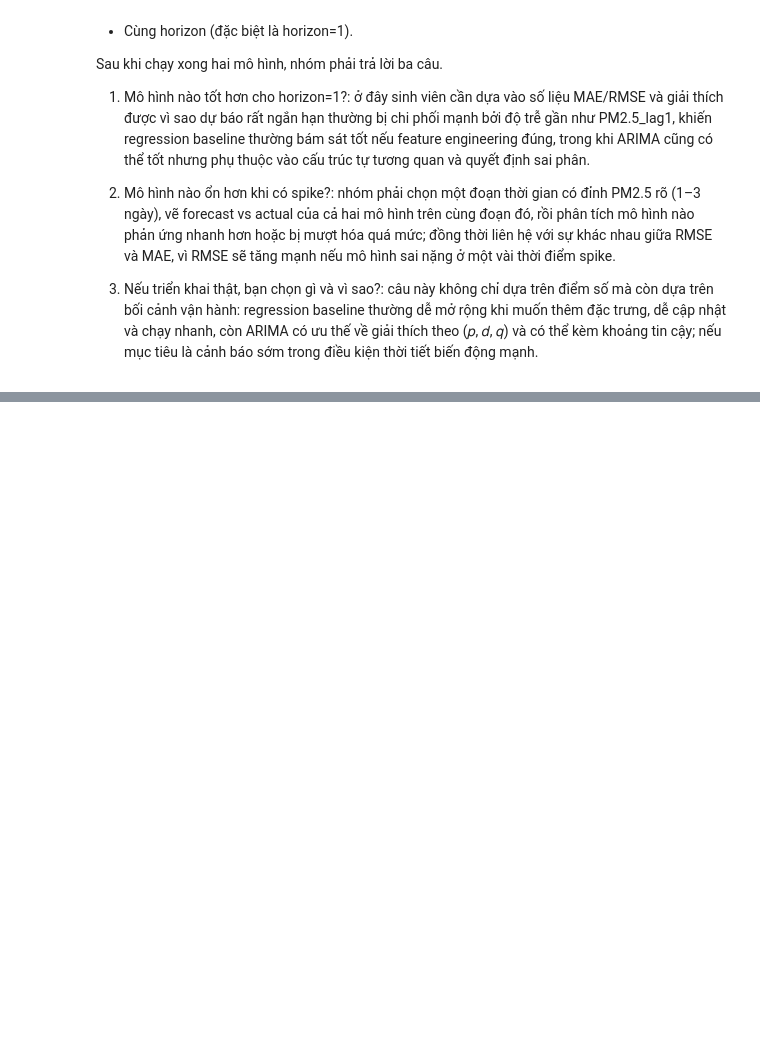
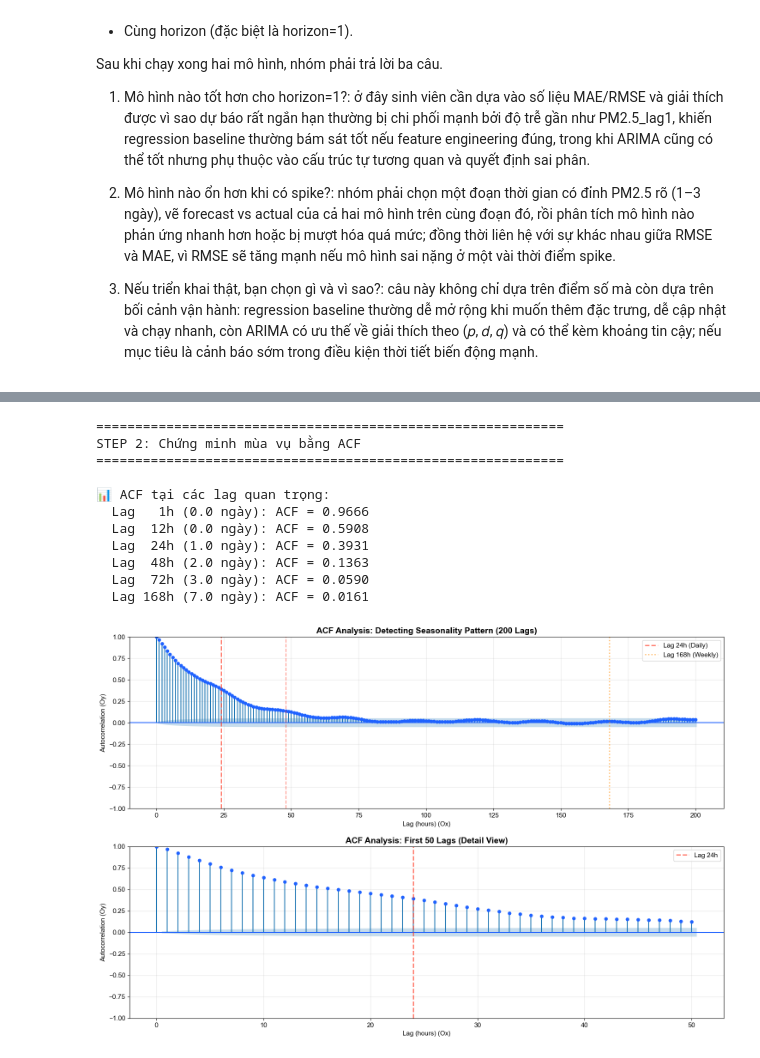
Before and after one commit to ThanhTung-KHMT-1701/AirQuality_TimeSeries, a Jupyter notebook: notebooks/Topic.ipynb, the cells around one changed output, grey strips where cells are left out. Cells and saved outputs as stored; diff of their text form; code cells hidden in the pictures; blank space fills up the shorter version.

```diff
--- a/notebooks/Topic.ipynb
+++ b/notebooks/Topic.ipynb
@@ -170,0 +396,78 @@ except Exception as e:
+# %%
+# ============================================================
+# STEP 2: CHỨNG MINH MÙA VỤ BẰNG ACF
+# ============================================================
+print("\n" + "="*60)
+print("STEP 2: Chứng minh mùa vụ bằng ACF")
+print("="*60)
+
+# Tính ACF với lag lớn để xem pattern mùa vụ
+acf_values = acf(df_station, nlags=200, fft=True)
+
+# Kiểm tra ACF tại các lag quan trọng
+print("\n📊 ACF tại các lag quan trọng:")
+important_lags = [1, 12, 24, 48, 72, 168, 336]
+for lag in important_lags:
+    if lag < len(acf_values):
+        print(f"  Lag {lag:3d}h ({lag//24:.1f} ngày): ACF = {acf_values[lag]:.4f}")
+
+# Vẽ ACF để chứng minh mùa vụ
+fig, axes = plt.subplots(2, 1, figsize=(15, 10))
+
+# ACF với 200 lags để thấy pattern mùa vụ ngày và tuần
+plot_acf(df_station, lags=200, ax=axes[0], color=COLOR_BLUE, alpha=0.05)
+axes[0].axvline(x=24, color=COLOR_RED, linestyle='--', linewidth=2, alpha=0.7, label='Lag 24h (Daily)')
+axes[0].axvline(x=48, color=COLOR_RED, linestyle='--', linewidth=1.5, alpha=0.5)
+axes[0].axvline(x=168, color=COLOR_ORANGE, linestyle=':', linewidth=2, alpha=0.7, label='Lag 168h (Weekly)')
+axes[0].set_title('ACF Analysis: Detecting Seasonality Pattern (200 Lags)', fontsize=14, fontweight='bold')
+axes[0].set_xlabel('Lag (hours) (Ox)', fontsize=11)
+axes[0].set_ylabel('Autocorrelation (Oy)', fontsize=11)
+axes[0].legend(loc='upper right')
+axes[0].grid(True, alpha=0.3)
+
+# Zoom vào 50 lags đầu để thấy rõ hơn
+plot_acf(df_station, lags=50, ax=axes[1], color=COLOR_BLUE, alpha=0.05)
+axes[1].axvline(x=24, color=COLOR_RED, linestyle='--', linewidth=2, alpha=0.7, label='Lag 24h')
+axes[1].set_title('ACF Analysis: First 50 Lags (Detail View)', fontsize=14, fontweight='bold')
+axes[1].set_xlabel('Lag (hours) (Ox)', fontsize=11)
+axes[1].set_ylabel('Autocorrelation (Oy)', fontsize=11)
+axes[1].legend(loc='upper right')
+axes[1].grid(True, alpha=0.3)
+
+plt.tight_layout(pad=1.5)
+plt.savefig('../images/Topic_acf_seasonality_proof.png', dpi=150, bbox_inches='tight')
+plt.show()
+
+# Lưu ACF values ra CSV
+acf_important_df = pd.DataFrame({
+    'Lag': important_lags,
+    'ACF': [acf_values[lag] if lag < len(acf_values) else None for lag in important_lags]
+})
+acf_important_df.to_csv('../data/processed/Topic_acf_seasonality.csv', index=False)
+print("\n✅ Saved: Topic_acf_seasonality.csv")
+
+# Kết luận về mùa vụ
+print("\n📝 KẾT LUẬN VỀ MÙA VỤ:")
+if acf_values[24] > 0.3:
+    print(f"  ✅ Mùa vụ NGÀY (s=24): ACF tại lag 24 = {acf_values[24]:.4f} > 0.3 → Có tín hiệu mùa vụ theo ngày")
+else:
+    print(f"  ⚠️ Mùa vụ NGÀY yếu: ACF tại lag 24 = {acf_values[24]:.4f}")
+
+if len(acf_values) > 168 and acf_values[168] > 0.2:
+    print(f"  ✅ Mùa vụ TUẦN (s=168): ACF tại lag 168 = {acf_values[168]:.4f} > 0.2 → Có tín hiệu mùa vụ theo tuần")
+else:
+    weekly_acf = acf_values[168] if len(acf_values) > 168 else "N/A"
+    print(f"  ⚠️ Mùa vụ TUẦN yếu: ACF tại lag 168 = {weekly_acf}")
+# %% [output]
+============================================================
+STEP 2: Chứng minh mùa vụ bằng ACF
+============================================================
+
+📊 ACF tại các lag quan trọng:
+  Lag   1h (0.0 ngày): ACF = 0.9666
+  Lag  12h (0.0 ngày): ACF = 0.5908
+  Lag  24h (1.0 ngày): ACF = 0.3931
+  Lag  48h (2.0 ngày): ACF = 0.1363
+  Lag  72h (3.0 ngày): ACF = 0.0590
+  Lag 168h (7.0 ngày): ACF = 0.0161
+[figure, added]
```
Also changed, not shown: parts of 15 cells of this notebook, 30 other files.
